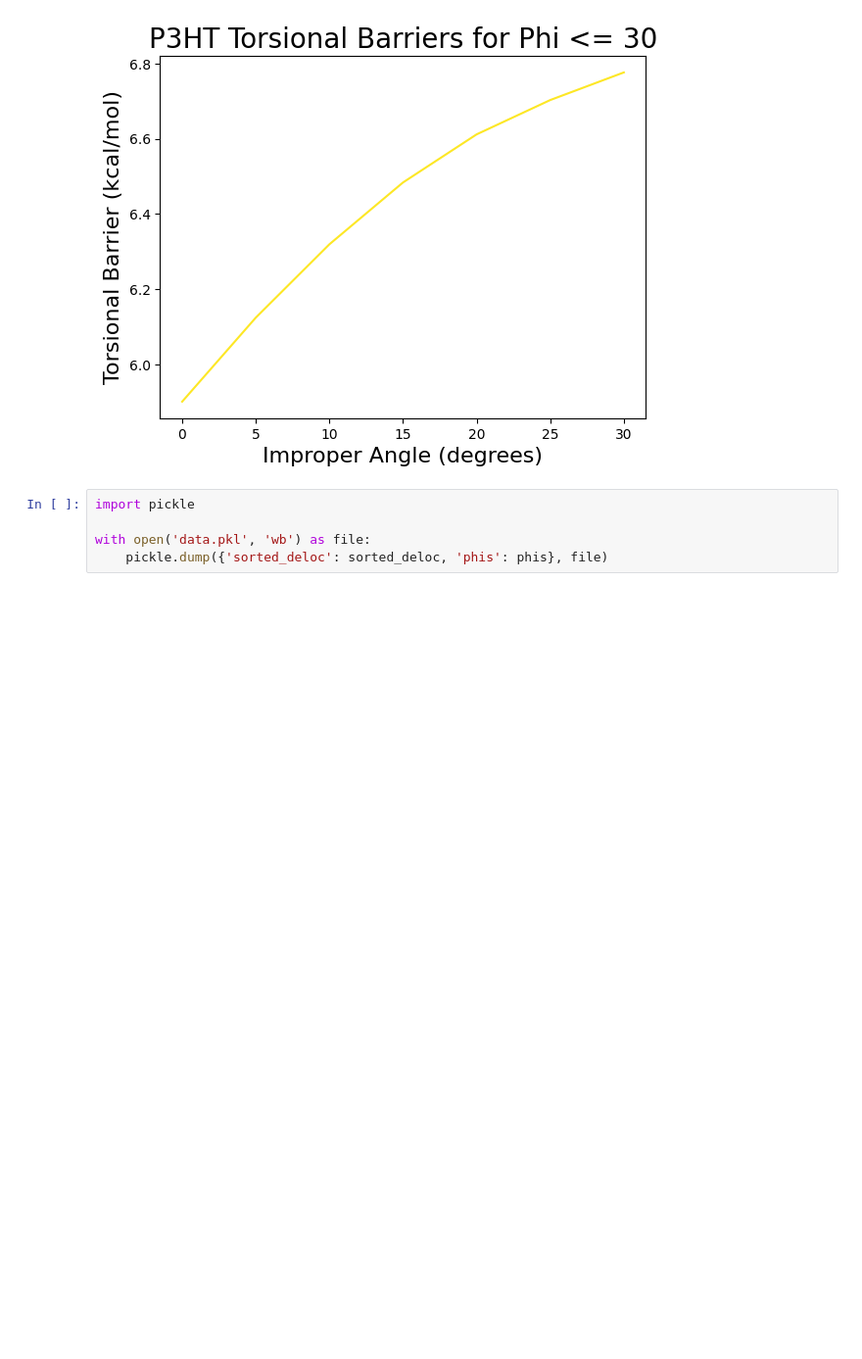
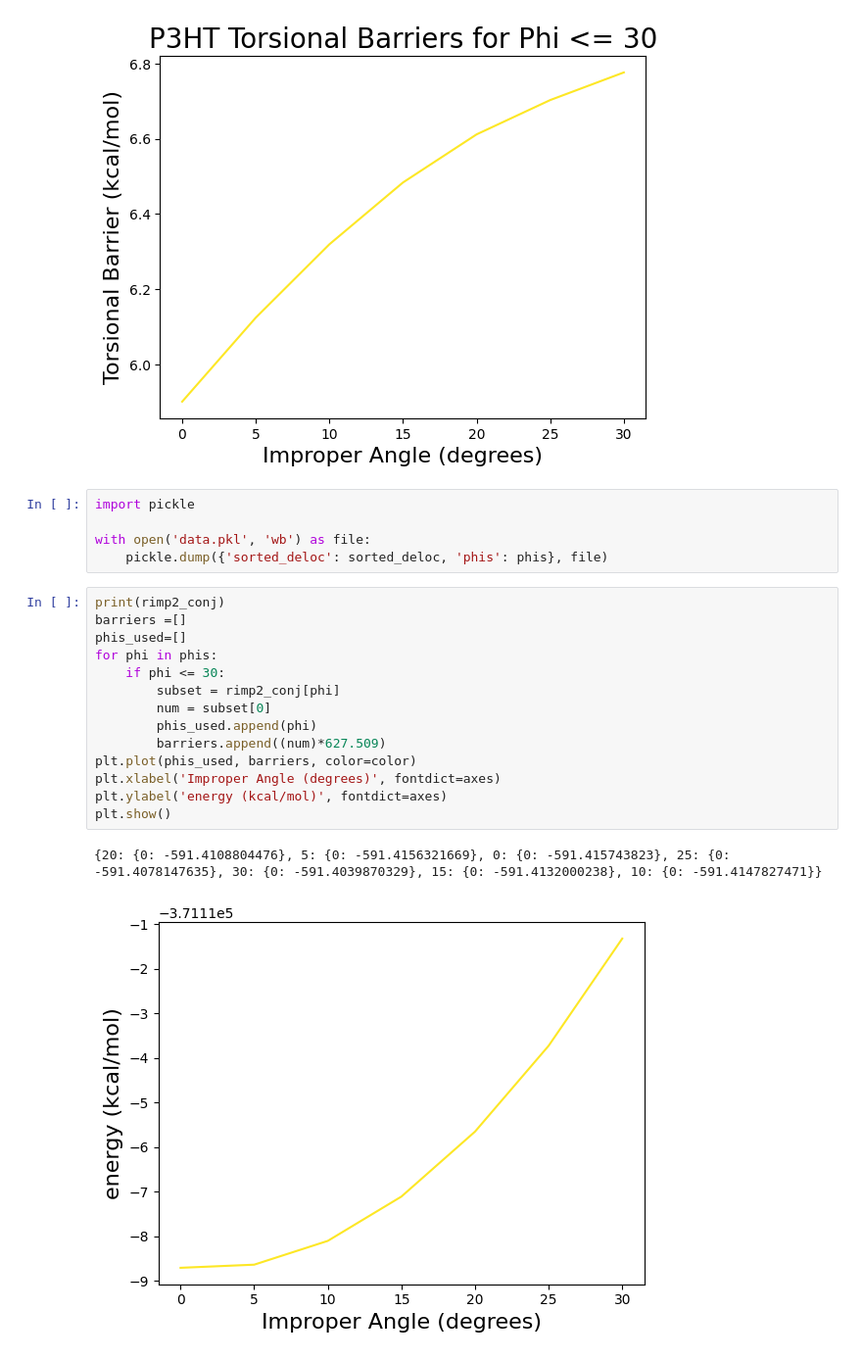
Before and after one commit to LRG-computational/impropers-data-analysis, a Jupyter notebook: pndit/main-pndit-impropers-analysis.ipynb, the cells around one changed output. Shown: that part at 98% size. Drawn from its saved outputs; the diff is of its cells as text; blank space fills up the shorter version.

Commit message:
just added plotting for E_conjugation

```diff
--- a/pndit/main-pndit-impropers-analysis.ipynb
+++ b/pndit/main-pndit-impropers-analysis.ipynb
@@ -518,3 +519,20 @@ import pickle
 
 with open('data.pkl', 'wb') as file:
     pickle.dump({'sorted_deloc': sorted_deloc, 'phis': phis}, file)
+# %%
+print(rimp2_conj)
+barriers =[]
+phis_used=[]
+for phi in phis:
+    if phi <= 30:
+        subset = rimp2_conj[phi]
+        num = subset[0]
+        phis_used.append(phi)
+        barriers.append((num)*627.509)
+plt.plot(phis_used, barriers, color=color)
+plt.xlabel('Improper Angle (degrees)', fontdict=axes)
+plt.ylabel('energy (kcal/mol)', fontdict=axes)
+plt.show()
+# %% [output]
+{20: {0: -591.4108804476}, 5: {0: -591.4156321669}, 0: {0: -591.415743823}, 25: {0: -591.4078147635}, 30: {0: -591.4039870329}, 15: {0: -591.4132000238}, 10: {0: -591.4147827471}}
+[figure, added]
```
Also changed, not shown: parts of 1 cell of this notebook, 1 other file.
